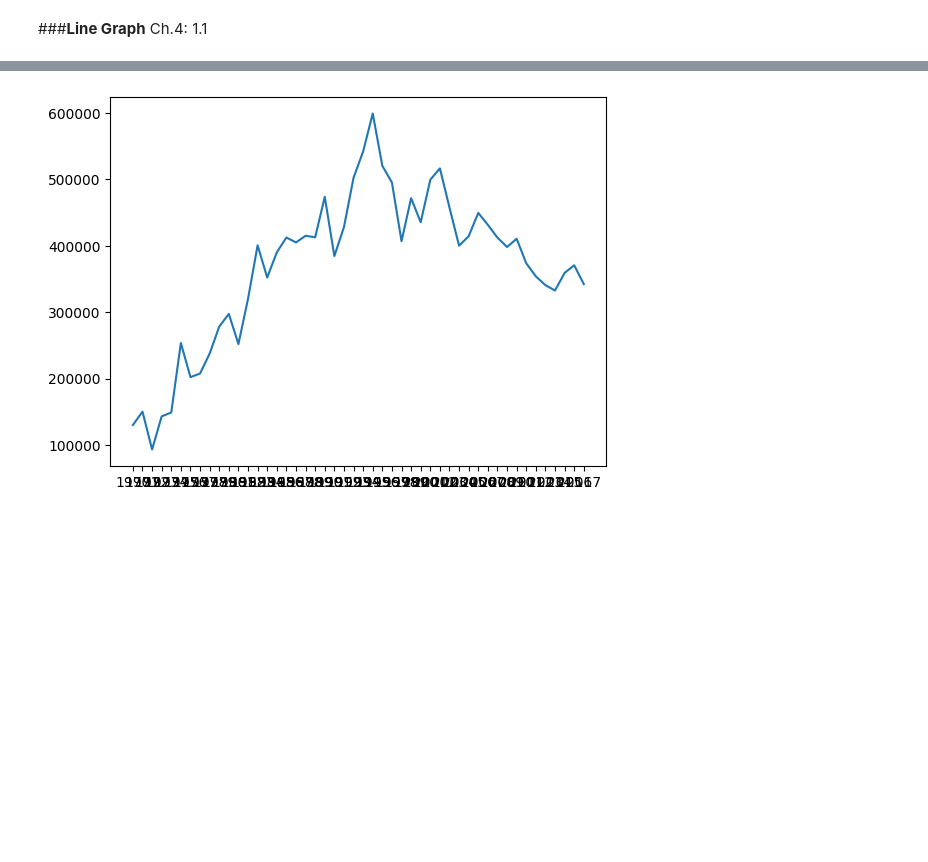
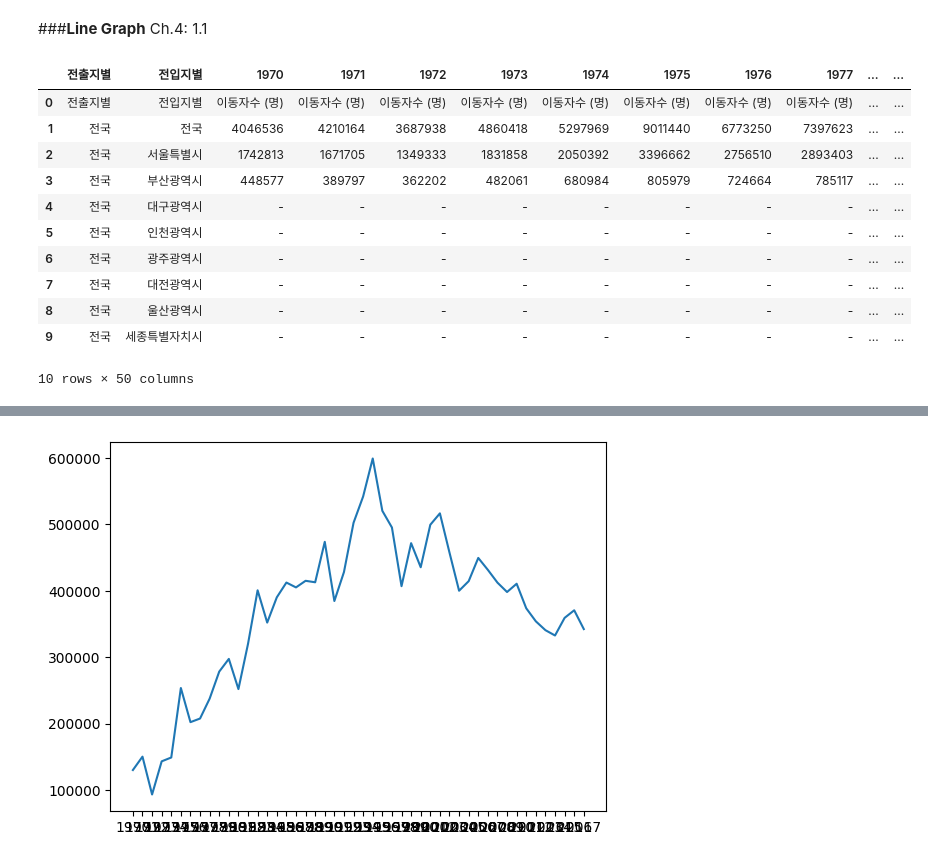
Before and after one commit to SEOWOOJI/Pandas_Stats_Data_Analysis_2025, a Jupyter notebook: 8_basicstats_graphs.ipynb, the cells around one changed output, grey strips where cells are left out. Cells and saved outputs as stored; diff of their text form; code cells hidden in the pictures; blank space fills up the shorter version.

```diff
--- a/8_basicstats_graphs.ipynb
+++ b/8_basicstats_graphs.ipynb
@@ -95,0 +223,19 @@ Ch.4: 1.1
+# %%
+df = pd.read_excel('/content/Pandas_Stats_Data_Analysis_2025/시도별 전출입 인구수.xlsx', engine = 'openpyxl', header=0)
+# df.head()
+
+df = df.fillna(method = 'ffill')
+df.head(10)
+# %% [output]
+|  | 전출지별 | 전입지별 | 1970 | 1971 | 1972 | 1973 | 1974 | 1975 | 1976 | 1977 | ... | ... |
+| 0 | 전출지별 | 전입지별 | 이동자수 (명) | 이동자수 (명) | 이동자수 (명) | 이동자수 (명) | 이동자수 (명) | 이동자수 (명) | 이동자수 (명) | 이동자수 (명) | ... | ... |
+| 1 | 전국 | 전국 | 4046536 | 4210164 | 3687938 | 4860418 | 5297969 | 9011440 | 6773250 | 7397623 | ... | ... |
+| 2 | 전국 | 서울특별시 | 1742813 | 1671705 | 1349333 | 1831858 | 2050392 | 3396662 | 2756510 | 2893403 | ... | ... |
+| 3 | 전국 | 부산광역시 | 448577 | 389797 | 362202 | 482061 | 680984 | 805979 | 724664 | 785117 | ... | ... |
+| 4 | 전국 | 대구광역시 | - | - | - | - | - | - | - | - | ... | ... |
+| 5 | 전국 | 인천광역시 | - | - | - | - | - | - | - | - | ... | ... |
+| 6 | 전국 | 광주광역시 | - | - | - | - | - | - | - | - | ... | ... |
+| 7 | 전국 | 대전광역시 | - | - | - | - | - | - | - | - | ... | ... |
+| 8 | 전국 | 울산광역시 | - | - | - | - | - | - | - | - | ... | ... |
+| 9 | 전국 | 세종특별자치시 | - | - | - | - | - | - | - | - | ... | ... |
+10 rows × 50 columns
```
Also changed, not shown: parts of 22 cells of this notebook.
